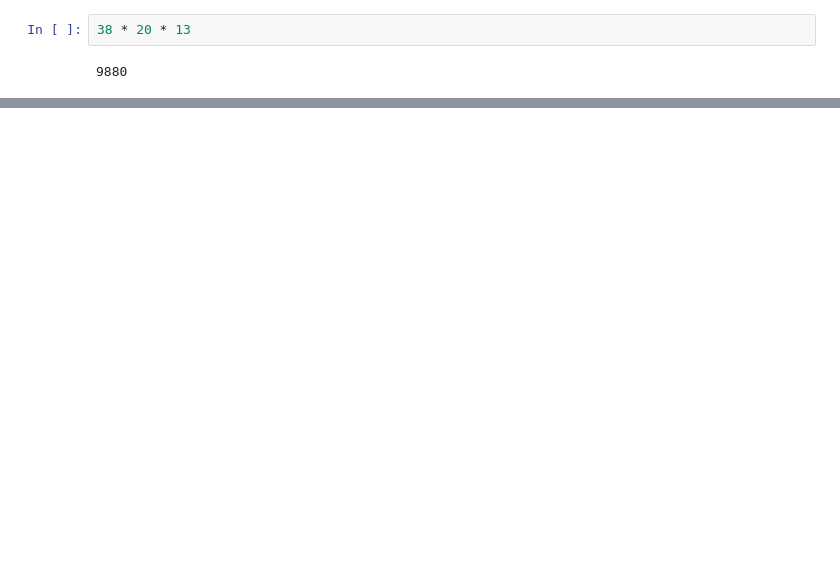
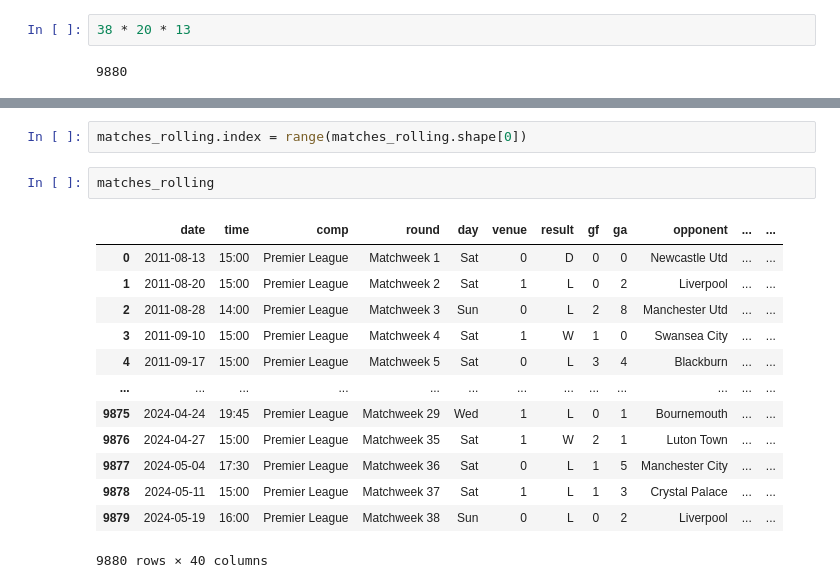
Before and after one commit to SamratAdhikari/GoalPundit, a Jupyter notebook: notebooks/Premier League Prediction.ipynb, the cells around one changed output, grey strips where cells are left out. Cells and saved outputs as stored; diff of their text form; blank space fills up the shorter version.

```diff
--- a/notebooks/Premier League Prediction.ipynb
+++ b/notebooks/Premier League Prediction.ipynb
@@ -89,0 +340,18 @@ Name: count, dtype: int64
+# %%
+matches_rolling.index = range(matches_rolling.shape[0])
+# %%
+matches_rolling
+# %% [output]
+|  | date | time | comp | round | day | venue | result | gf | ga | opponent | ... | ... |
+| 0 | 2011-08-13 | 15:00 | Premier League | Matchweek 1 | Sat | 0 | D | 0 | 0 | Newcastle Utd | ... | ... |
+| 1 | 2011-08-20 | 15:00 | Premier League | Matchweek 2 | Sat | 1 | L | 0 | 2 | Liverpool | ... | ... |
+| 2 | 2011-08-28 | 14:00 | Premier League | Matchweek 3 | Sun | 0 | L | 2 | 8 | Manchester Utd | ... | ... |
+| 3 | 2011-09-10 | 15:00 | Premier League | Matchweek 4 | Sat | 1 | W | 1 | 0 | Swansea City | ... | ... |
+| 4 | 2011-09-17 | 15:00 | Premier League | Matchweek 5 | Sat | 0 | L | 3 | 4 | Blackburn | ... | ... |
+| ... | ... | ... | ... | ... | ... | ... | ... | ... | ... | ... | ... | ... |
+| 9875 | 2024-04-24 | 19:45 | Premier League | Matchweek 29 | Wed | 1 | L | 0 | 1 | Bournemouth | ... | ... |
+| 9876 | 2024-04-27 | 15:00 | Premier League | Matchweek 35 | Sat | 1 | W | 2 | 1 | Luton Town | ... | ... |
+| 9877 | 2024-05-04 | 17:30 | Premier League | Matchweek 36 | Sat | 0 | L | 1 | 5 | Manchester City | ... | ... |
+| 9878 | 2024-05-11 | 15:00 | Premier League | Matchweek 37 | Sat | 1 | L | 1 | 3 | Crystal Palace | ... | ... |
+| 9879 | 2024-05-19 | 16:00 | Premier League | Matchweek 38 | Sun | 0 | L | 0 | 2 | Liverpool | ... | ... |
+9880 rows × 40 columns
```
Also changed, not shown: parts of 67 cells of this notebook, 7 other files.
